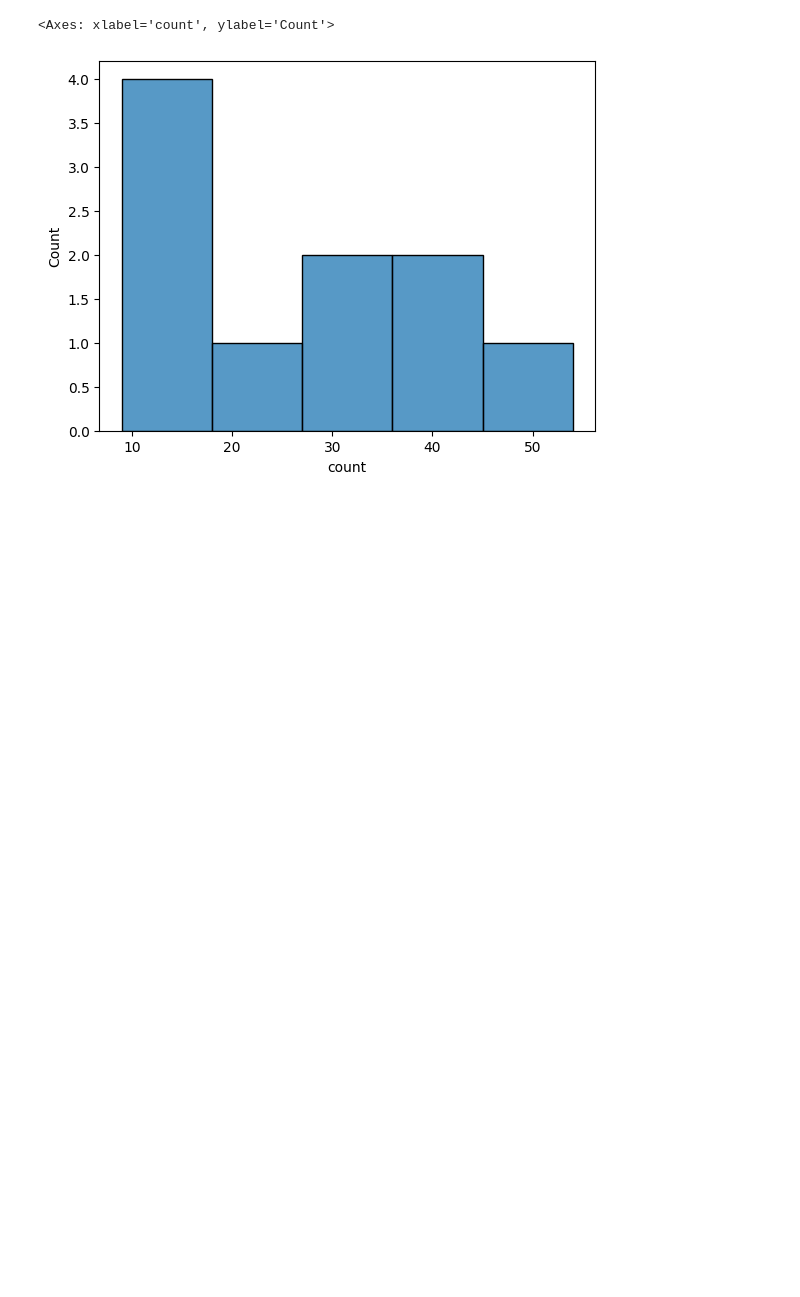
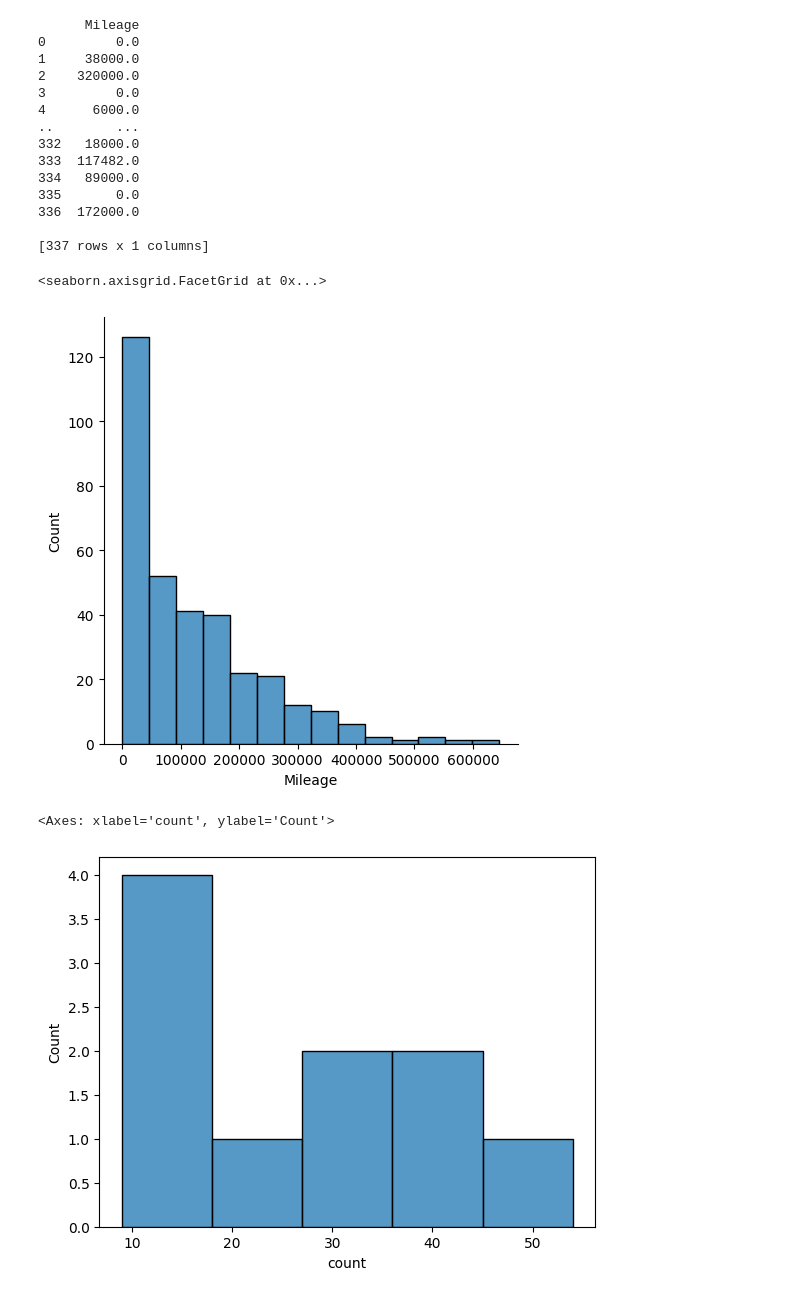
Before and after one commit to kaimg/scraper-turbo, a Jupyter notebook: data_cleaning.ipynb, the cells around one changed output. Drawn from its saved outputs; the diff is of its cells as text; code cells hidden in the pictures; blank space fills up the shorter version.

```diff
--- a/data_cleaning.ipynb
+++ b/data_cleaning.ipynb
@@ -80,3 +116,26 @@ sns.displot(df["Qiymət"])
+# %%
+mileage_data = df['Mileage'].str.replace(r'\D+', '', regex=True).astype(int)
+mileage_data = mileage_data.astype(float)
+mileage_data = pd.DataFrame(mileage_data, columns=["Mileage"])
+print(mileage_data)
+sns.displot(data=mileage_data, x="Mileage")
+# %% [output]
+      Mileage
+0         0.0
+1     38000.0
+2    320000.0
+3         0.0
+4      6000.0
+..        ...
+332   18000.0
+333  117482.0
+334   89000.0
+335       0.0
+336  172000.0
+
+[337 rows x 1 columns]
+<seaborn.axisgrid.FacetGrid at 0x...>
+[figure, added]
 # %%
 top_brands = df["Marka"].value_counts().head(10)
 sns.histplot(top_brands)
```
Also changed, not shown: parts of 7 cells of this notebook, 1 other file.
